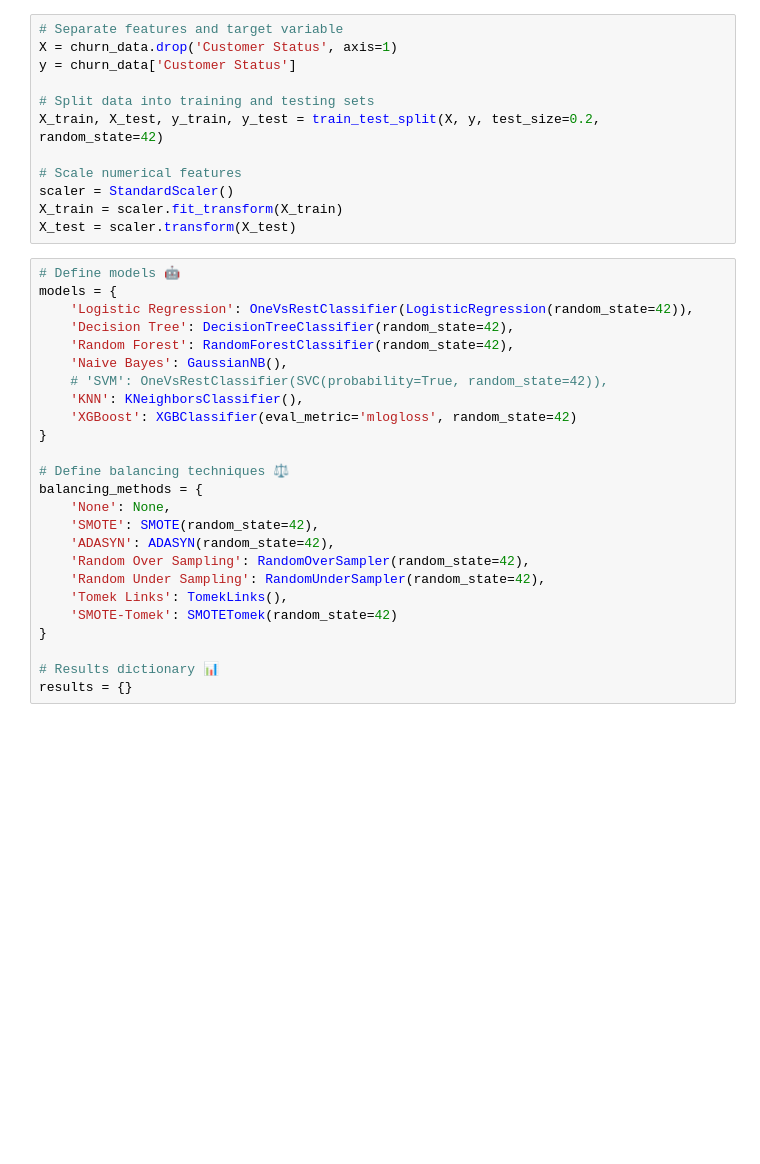
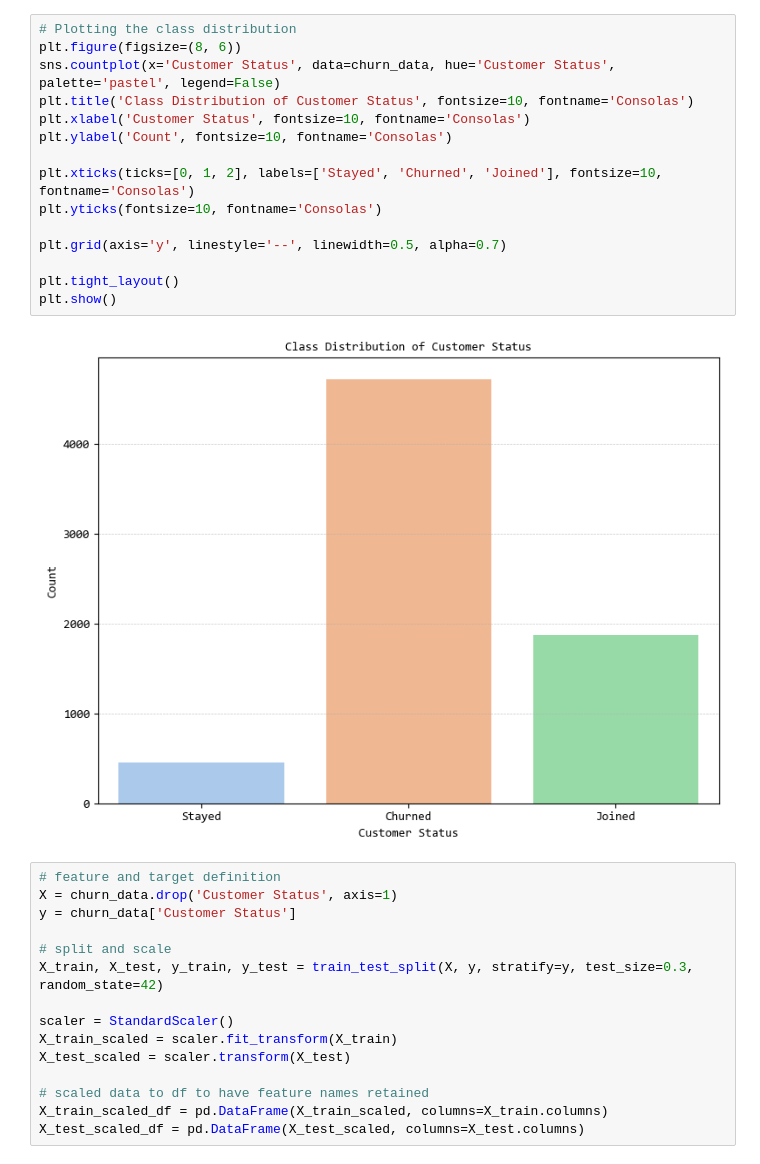
Before and after one commit to glokol22/Customer_Churn_Prediction, a Jupyter notebook: model.ipynb, the cells around one changed output. Saved outputs shown, nothing was run; the diff lists cells and outputs as text; blank space fills up the shorter version.

Commit message:
modelling and readme file

```diff
--- a/model.ipynb
+++ b/model.ipynb
@@ -23,37 +49,32 @@ churn_data = pd.read_csv('telco_churn_data.csv')
+# %%
+# Plotting the class distribution
+plt.figure(figsize=(8, 6))
+sns.countplot(x='Customer Status', data=churn_data, hue='Customer Status', palette='pastel', legend=False)
+plt.title('Class Distribution of Customer Status', fontsize=10, fontname='Consolas')
+plt.xlabel('Customer Status', fontsize=10, fontname='Consolas')
+plt.ylabel('Count', fontsize=10, fontname='Consolas')
+
+plt.xticks(ticks=[0, 1, 2], labels=['Stayed', 'Churned', 'Joined'], fontsize=10, fontname='Consolas')
+plt.yticks(fontsize=10, fontname='Consolas')
+
+plt.grid(axis='y', linestyle='--', linewidth=0.5, alpha=0.7)
+
+plt.tight_layout()
+plt.show()
+# %% [output]
+[figure, added]
 # %%
-# Separate features and target variable
+# feature and target definition
 X = churn_data.drop('Customer Status', axis=1)
 y = churn_data['Customer Status']
 
-# Split data into training and testing sets
-X_train, X_test, y_train, y_test = train_test_split(X, y, test_size=0.2, random_state=42)
+# split and scale
+X_train, X_test, y_train, y_test = train_test_split(X, y, stratify=y, test_size=0.3, random_state=42)
 
-# Scale numerical features
 scaler = StandardScaler()
-X_train = scaler.fit_transform(X_train)
-X_test = scaler.transform(X_test)
+X_train_scaled = scaler.fit_transform(X_train)
+X_test_scaled = scaler.transform(X_test)
+
+# scaled data to df to have feature names retained
+X_train_scaled_df = pd.DataFrame(X_train_scaled, columns=X_train.columns)
+X_test_scaled_df = pd.DataFrame(X_test_scaled, columns=X_test.columns)
-# %%
-# Define models 🤖
-models = {
-    'Logistic Regression': OneVsRestClassifier(LogisticRegression(random_state=42)),
-    'Decision Tree': DecisionTreeClassifier(random_state=42),
-    'Random Forest': RandomForestClassifier(random_state=42),
-    'Naive Bayes': GaussianNB(),
-    # 'SVM': OneVsRestClassifier(SVC(probability=True, random_state=42)),
-    'KNN': KNeighborsClassifier(),
-    'XGBoost': XGBClassifier(eval_metric='mlogloss', random_state=42)
-}
-
-# Define balancing techniques ⚖️
-balancing_methods = {
-    'None': None,
-    'SMOTE': SMOTE(random_state=42),
-    'ADASYN': ADASYN(random_state=42),
-    'Random Over Sampling': RandomOverSampler(random_state=42),
-    'Random Under Sampling': RandomUnderSampler(random_state=42),
-    'Tomek Links': TomekLinks(),
-    'SMOTE-Tomek': SMOTETomek(random_state=42)
-}
-
-# Results dictionary 📊
-results = {}
```
Also changed, not shown: parts of 7 cells of this notebook, 6 other files.
